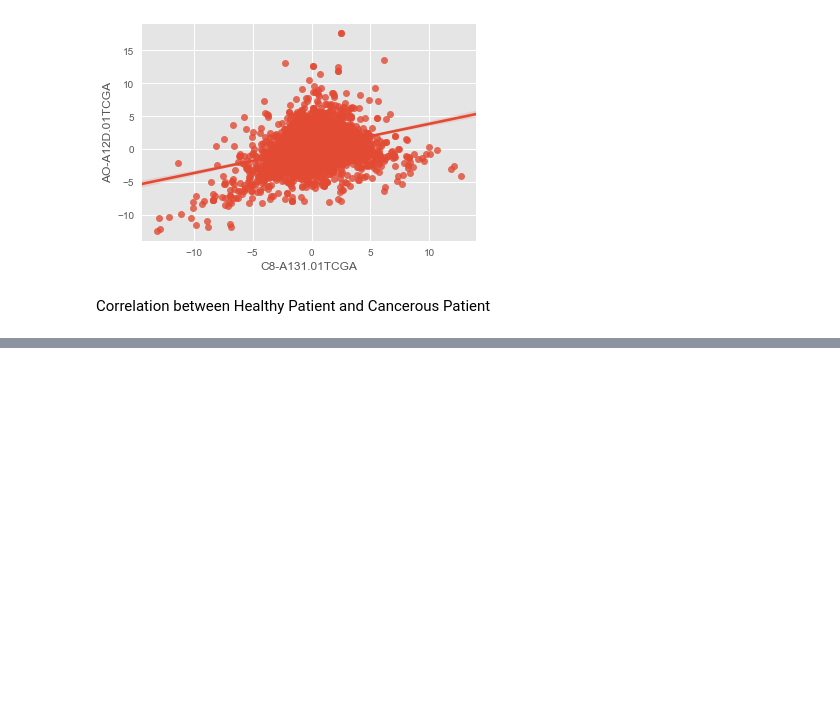
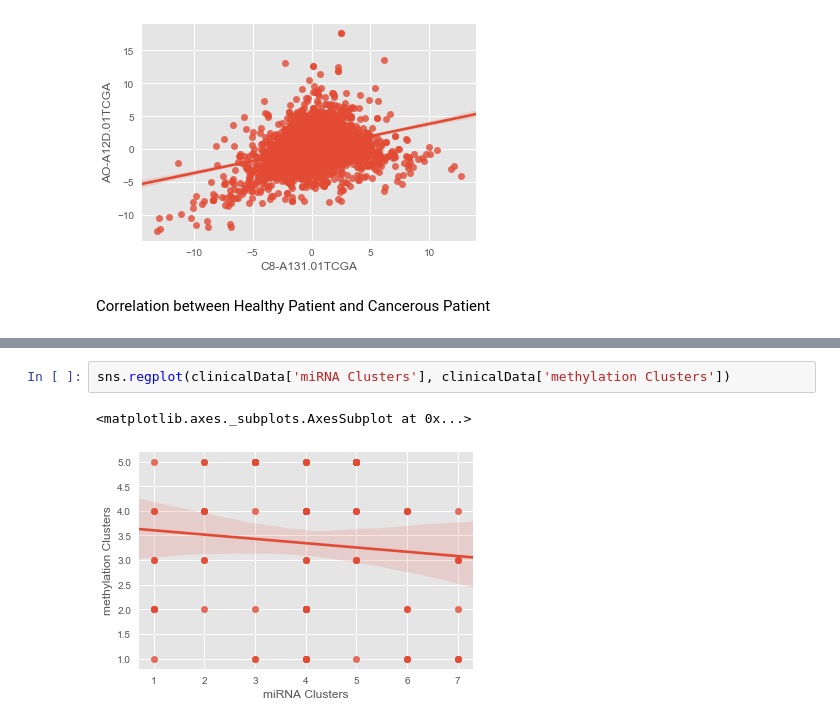
Before and after one commit to AniketPant02/Machine-Learning, a Jupyter notebook: Breast Cancer Proteomes/DataAnalysisPyNB.ipynb, the cells around one changed output, grey strips where cells are left out. Drawn from its saved outputs; the diff is of its cells as text; blank space fills up the shorter version.

```diff
--- a/Breast Cancer Proteomes/DataAnalysisPyNB.ipynb
+++ b/Breast Cancer Proteomes/DataAnalysisPyNB.ipynb
@@ -133,0 +155,5 @@ sns.regplot(cancerProteomeData['c4155b-C.CPTAC'], cancerProteomeData['AO-A12D.01
+# %%
+sns.regplot(clinicalData['miRNA Clusters'], clinicalData['methylation Clusters'])
+# %% [output]
+<matplotlib.axes._subplots.AxesSubplot at 0x...>
+[figure, added]
```
Also changed, not shown: parts of 13 cells of this notebook, 3 other files.
